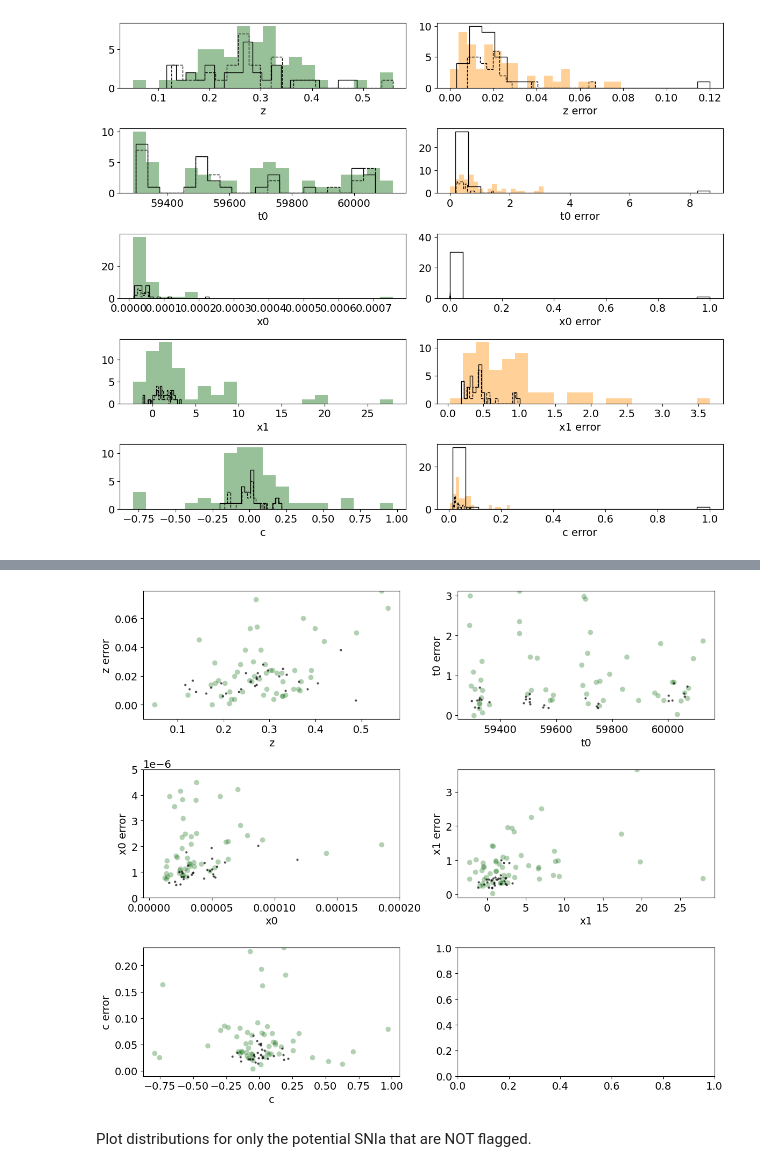
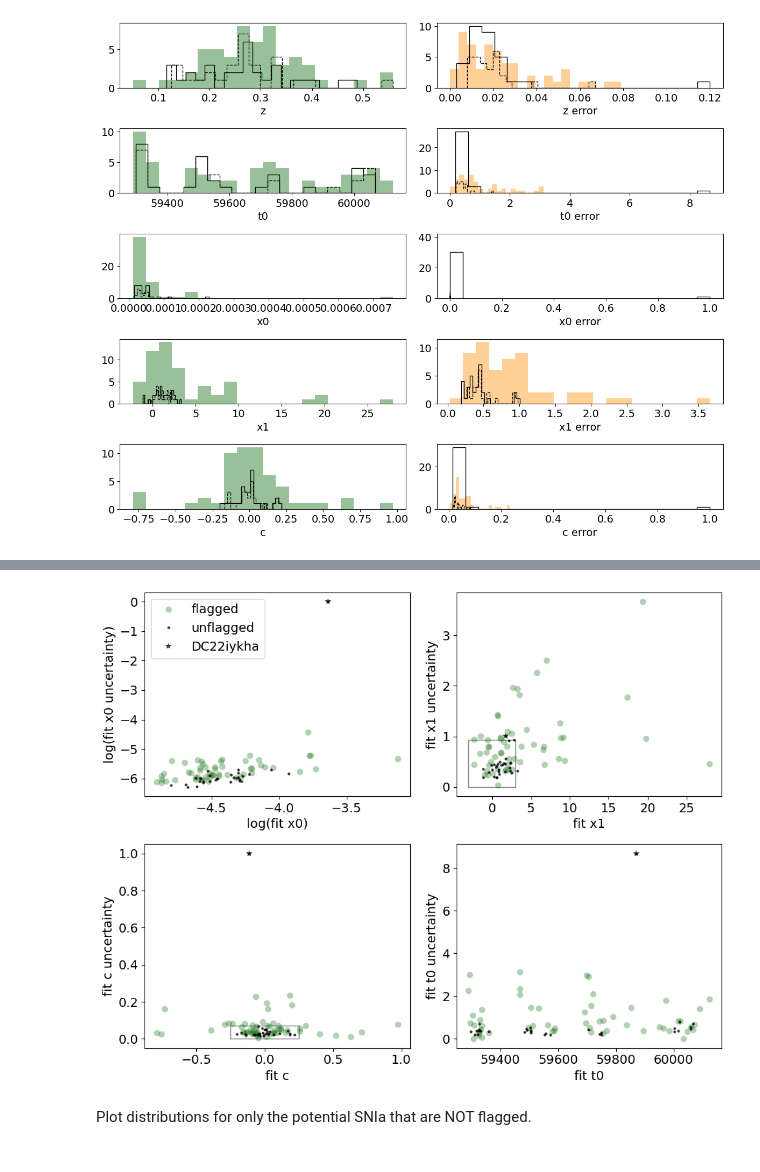
Before and after one commit to MelissaGraham/decam_ddf_tools, a Jupyter notebook: transients_science/SNIa/3_review_potential_snia_sncosmo.ipynb, the cells around one changed output, grey strips where cells are left out. Cells and saved outputs as stored; diff of their text form; code cells hidden in the pictures.

Commit message:
work on snia

```diff
--- a/transients_science/SNIa/3_review_potential_snia_sncosmo.ipynb
+++ b/transients_science/SNIa/3_review_potential_snia_sncosmo.ipynb
@@ -170,44 +194,61 @@ fig.show()
 # %%
-# tx = np.where(fit_z > -90.0)[0]
 tx = np.where((fit_z > -90.0) & (fit_mlgflag != 0))[0]
 mlgx = np.where((fit_z > -90.0) & (fit_mlgflag == 0))[0]
+print(len(tx), len(mlgx))
+
+x = np.where(fit_cand[mlgx] == 'DC22iykha')[0]
+
+# regions
+tmp = np.where((fit_cand[mlgx] != 'DC22iykha') & (fit_x1[mlgx] >= -3) & (fit_x1[mlgx] <= 3))[0]
+val_x1e = np.mean(fit_x1e[mlgx[tmp]]) + 3.0 * np.std(fit_x1e[mlgx[tmp]])
+print(val_x1e)
+del tmp
+tmp = np.where((fit_cand[mlgx] != 'DC22iykha') & (fit_c[mlgx] >= -0.25) & (fit_c[mlgx] <= 0.25))[0]
+val_ce = np.mean(fit_ce[mlgx[tmp]]) + 3.0 * np.std(fit_ce[mlgx[tmp]])
+print(val_ce)
+del tmp
+
+tmp = np.where((fit_x1 >= -3) & (fit_x1 <= 3) & (fit_x1e >= 0.0) & (fit_x1e <= val_x1e) &
+               (fit_c >= -0.25) & (fit_c <= 0.25) & (fit_ce >= 0.0) & (fit_ce <= val_ce) )[0]
+print(len(tmp))
+
 
 plt.rcParams.update({'font.size': 14})
-fig, ax = plt.subplots(3, 2, figsize=(12, 10))
-nbins=20
+fig, ax = plt.subplots(2, 2, figsize=(10, 8))
 
-ax[0,0].plot(fit_z[tx],   fit_ze[tx],   'o', ms=7, alpha=0.3, mew=0, color='darkgreen')
-ax[0,0].plot(fit_z[mlgx], fit_ze[mlgx], 'o', ms=3, alpha=0.7, mew=0, color='black')
-ax[0,0].set_xlabel('z')
-ax[0,0].set_ylabel('z error')
-ax[0,0].set_ylim([-0.01, np.max(fit_ze[tx])])
+# plot region boxes for SNIa-like parameters
+ax[0,1].plot([-3, 3, 3, -3, -3], [0, 0, val_x1e, val_x1e, 0], lw=1, color='grey')
+ax[1,0].plot([-0.25, 0.25, 0.25, -0.25, -0.25], [0, 0, val_ce, val_ce, 0], lw=1, color='grey')
 
-ax[0,1].plot(fit_t0[tx],  fit_t0e[tx],   'o', ms=7, alpha=0.3, mew=0, color='darkgreen')
-ax[0,1].plot(fit_t0[mlgx],fit_t0e[mlgx], 'o', ms=3, alpha=0.7, mew=0, color='black')
-ax[0,1].set_xlabel('t0')
-ax[0,1].set_ylabel('t0 error')
-ax[0,1].set_ylim([-0.1, np.max(fit_t0e[tx])])
+ax[0,0].plot(np.log10(fit_x0[tx]),   np.log10(fit_x0e[tx]),   'o', ms=7, alpha=0.3, mew=0, color='darkgreen', label='flagged')
+ax[0,0].plot(np.log10(fit_x0[mlgx]), np.log10(fit_x0e[mlgx]), 'o', ms=3, alpha=0.8, mew=0, color='black', label='unflagged')
+ax[0,0].plot(np.log10(fit_x0[mlgx[x]]), np.log10(fit_x0e[mlgx[x]]), '*', ms=7, alpha=0.8, mew=0, color='black', label='DC22iykha')
+ax[0,0].set_xlabel('log(fit x0)')
+ax[0,0].set_ylabel('log(fit x0 uncertainty)')
+ax[0,0].legend(loc='upper left')
 
-ax[1,0].plot(fit_x0[tx],   fit_x0e[tx],   'o', ms=7, alpha=0.3, mew=0, color='darkgreen')
-ax[1,0].plot(fit_x0[mlgx], fit_x0e[mlgx], 'o', ms=3, alpha=0.7, mew=0, color='black')
-ax[1,0].set_xlabel('x0')
-ax[1,0].set_ylabel('x0 error')
-# ax[1,0].set_ylim([-0.000005, np.max(fit_x0e[tx])])
-ax[1,0].set_xlim([-0.000005, 0.0002])
-ax[1,0].set_ylim([0.0, 0.000005])
+ax[0,1].plot(fit_x1[tx],   fit_x1e[tx],   'o', ms=7, alpha=0.3, mew=0, color='darkgreen')
+ax[0,1].plot(fit_x1[mlgx], fit_x1e[mlgx], 'o', ms=3, alpha=0.8, mew=0, color='black')
+ax[0,1].plot(fit_x1[mlgx[x]], fit_x1e[mlgx[x]], '*', ms=7, alpha=0.8, mew=0, color='black', label='DC22iykha')
+ax[0,1].set_xlabel('fit x1')
+ax[0,1].set_ylabel('fit x1 uncertainty')
+# ax[0,1].set_ylim([-0.1, np.max(fit_x1e[tx])])
 
-ax[1,1].plot(fit_x1[tx],   fit_x1e[tx],   'o', ms=7, alpha=0.3, mew=0, color='darkgreen')
-ax[1,1].plot(fit_x1[mlgx], fit_x1e[mlgx], 'o', ms=3, alpha=0.7, mew=0, color='black')
-ax[1,1].set_xlabel('x1')
-ax[1,1].set_ylabel('x1 error')
-ax[1,1].set_ylim([-0.1, np.max(fit_x1e[tx])])
+ax[1,0].plot(fit_c[tx],   fit_ce[tx],   'o', ms=7, alpha=0.3, mew=0, color='darkgreen')
+ax[1,0].plot(fit_c[mlgx], fit_ce[mlgx], 'o', ms=3, alpha=0.8, mew=0, color='black')
+ax[1,0].plot(fit_c[mlgx[x]], fit_ce[mlgx[x]], '*', ms=7, alpha=0.8, mew=0, color='black', label='DC22iykha')
+ax[1,0].set_xlabel('fit c')
+ax[1,0].set_ylabel('fit c uncertainty')
+# ax[1,0].set_ylim([-0.01, np.max(fit_ce[tx])+0.02])
 
-ax[2,0].plot(fit_c[tx],   fit_ce[tx],   'o', ms=7, alpha=0.3, mew=0, color='darkgreen')
-ax[2,0].plot(fit_c[mlgx], fit_ce[mlgx], 'o', ms=3, alpha=0.7, mew=0, color='black')
-ax[2,0].set_xlabel('c')
-ax[2,0].set_ylabel('c error')
-ax[2,0].set_ylim([-0.01, np.max(fit_ce[tx])])
+ax[1,1].plot(fit_t0[tx],  fit_t0e[tx],   'o', ms=7, alpha=0.3, mew=0, color='darkgreen')
+ax[1,1].plot(fit_t0[mlgx],fit_t0e[mlgx], 'o', ms=3, alpha=0.8, mew=0, color='black')
+ax[1,1].plot(fit_t0[mlgx[x]], fit_t0e[mlgx[x]], '*', ms=7, alpha=0.8, mew=0, color='black', label='DC22iykha')
+ax[1,1].set_xlabel('fit t0')
+ax[1,1].set_ylabel('fit t0 uncertainty')
+# ax[1,1].set_ylim([-0.1, np.max(fit_t0e[tx])+0.2])
 
 fig.tight_layout()
+fig.savefig('3_review_potential_snia/snia_lcpars.png')
 fig.show()
 # %% [output]
@@ -214,4 +259,4 @@ fig.show()
-[figure, old version]
+[figure, new version]
 # %% [markdown]
 Plot distributions for only the potential SNIa that are NOT flagged.
 # %%
```
Also changed, not shown: parts of 4 cells of this notebook, 3 other files.
